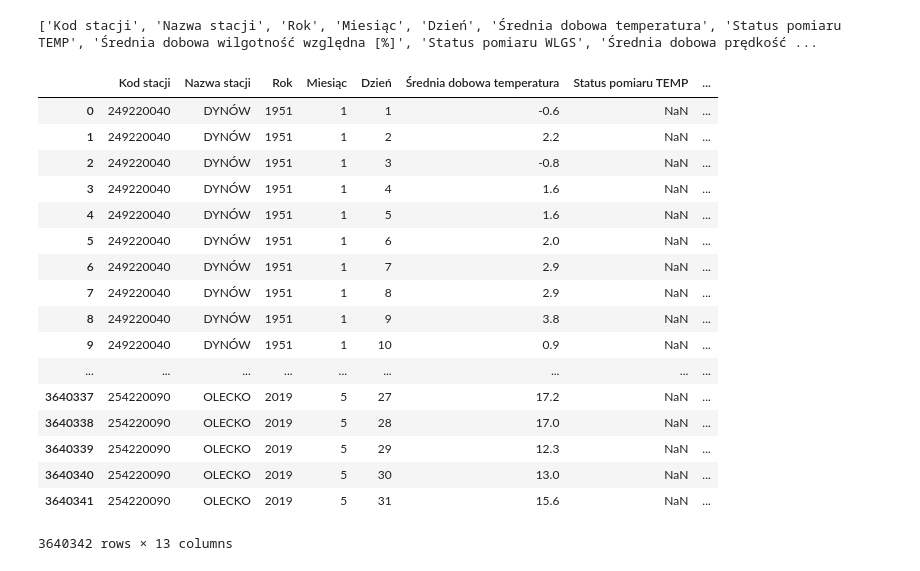
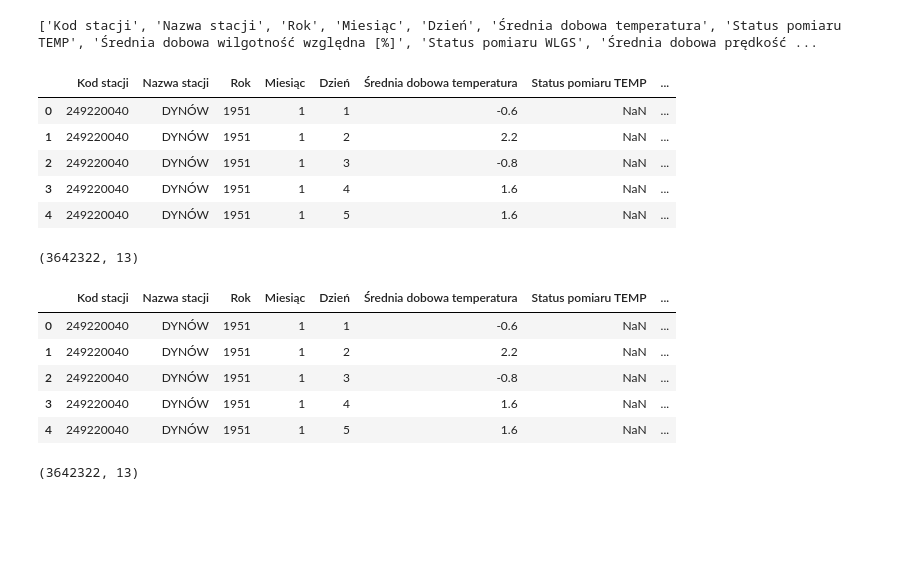
Before and after one commit to NeverTooLateToAutomate/Python, a Jupyter notebook: IMGW/02 IMGW webscraping — kopia.ipynb, the cells around one changed output. Saved outputs shown, nothing was run; the diff lists cells and outputs as text; code cells hidden in the pictures; blank space fills up the shorter version.

```diff
--- a/IMGW/02 IMGW webscraping — kopia.ipynb
+++ b/IMGW/02 IMGW webscraping — kopia.ipynb
@@ -215,7 +215,9 @@ print(yr_list)
 # %%
 import pandas as pd
 
-df = pd.read_fwf('https://dane.imgw.pl/data/dane_pomiarowo_obserwacyjne/dane_meteorologiczne/dobowe/klimat/k_d_t_format.txt', header=None)
+file_name = r'https://dane.imgw.pl/data/dane_pomiarowo_obserwacyjne/dane_meteorologiczne/dobowe/klimat/k_d_t_format.txt'
+
+df = pd.read_fwf(file_name, header=None, encoding='windows-1250')
 head_list = df[0].values.tolist()
 
 del head_list[-1]
@@ -231,48 +233,40 @@ from zipfile import ZipFile
 from io import BytesIO
 from urllib.request import urlopen
 
-temp_df = pd.DataFrame()
+df = pd.DataFrame()
 
 mth_list = ['01','02','03','04','05','06','07','08','09','10','11','12']
 
 for obs_year in yr_list:
     if len(obs_year) > 4:
         temp_list = obs_year.split('_')
         min_temp_list = int(min(temp_list))
         max_temp_list = int(max(temp_list)) + 1
         for det_year in range(min_temp_list, max_temp_list):
             url = urlopen('https://dane.imgw.pl/data/dane_pomiarowo_obserwacyjne/dane_meteorologiczne/dobowe/klimat/' + obs_year + '/' + str(det_year) + '_k.zip')
             file = ZipFile(BytesIO(url.read()))
             climate_csv = file.open('k_d_t_' + str(det_year) + '.csv')
-            temp_yr_df = pd.read_csv(climate_csv, header=None, encoding ='windows-1250', names=head_list)
-            temp_df = pd.concat([temp_df, temp_yr_df], ignore_index=True)
+            temp_yr_df = pd.read_csv(climate_csv, header=None, encoding='windows-1250', names=head_list)
+            df = pd.concat([df, temp_yr_df], ignore_index=True)
     else:
         try:
             for obs_month in mth_list:
                 url = urlopen('https://dane.imgw.pl/data/dane_pomiarowo_obserwacyjne/dane_meteorologiczne/dobowe/klimat/' + obs_year + '/' + obs_year + '_' + obs_month + '_k.zip')
                 file = ZipFile(BytesIO(url.read()))
                 climate_csv = file.open('k_d_t_' + obs_month + '_' + obs_year + '.csv')
-                temp_yr_df = pd.read_csv(climate_csv, header=None, encoding ='windows-1250', names=head_list)
-                temp_df = pd.concat([temp_df, temp_yr_df], ignore_index=True)
+                temp_yr_df = pd.read_csv(climate_csv, header=None, encoding='windows-1250', names=head_list)
+                df = pd.concat([df, temp_yr_df], ignore_index=True)
         except:
             break
-temp_df
+df.head()
 # %% [output]
 |  | Kod stacji | Nazwa stacji | Rok | Miesiąc | Dzień | Średnia dobowa temperatura | Status pomiaru TEMP | ... |
 | 0 | 249220040 | DYNÓW | 1951 | 1 | 1 | -0.6 | NaN | ... |
 | 1 | 249220040 | DYNÓW | 1951 | 1 | 2 | 2.2 | NaN | ... |
 | 2 | 249220040 | DYNÓW | 1951 | 1 | 3 | -0.8 | NaN | ... |
 | 3 | 249220040 | DYNÓW | 1951 | 1 | 4 | 1.6 | NaN | ... |
 | 4 | 249220040 | DYNÓW | 1951 | 1 | 5 | 1.6 | NaN | ... |
-| 5 | 249220040 | DYNÓW | 1951 | 1 | 6 | 2.0 | NaN | ... |
-| 6 | 249220040 | DYNÓW | 1951 | 1 | 7 | 2.9 | NaN | ... |
-| 7 | 249220040 | DYNÓW | 1951 | 1 | 8 | 2.9 | NaN | ... |
-| 8 | 249220040 | DYNÓW | 1951 | 1 | 9 | 3.8 | NaN | ... |
-| 9 | 249220040 | DYNÓW | 1951 | 1 | 10 | 0.9 | NaN | ... |
-| ... | ... | ... | ... | ... | ... | ... | ... | ... |
-| 3640337 | 254220090 | OLECKO | 2019 | 5 | 27 | 17.2 | NaN | ... |
-| 3640338 | 254220090 | OLECKO | 2019 | 5 | 28 | 17.0 | NaN | ... |
-| 3640339 | 254220090 | OLECKO | 2019 | 5 | 29 | 12.3 | NaN | ... |
-| 3640340 | 254220090 | OLECKO | 2019 | 5 | 30 | 13.0 | NaN | ... |
-| 3640341 | 254220090 | OLECKO | 2019 | 5 | 31 | 15.6 | NaN | ... |
-3640342 rows × 13 columns
+# %%
+df.shape
+# %% [output]
+(3642322, 13)
@@ -278,0 +279,15 @@ temp_df
+# %%
+file_name = r'C:\Users\PJanus\Documents\Python excercises\IMGW\imgw_temp_raw.csv.gz'
+df = pd.read_csv(file_name, sep='\t', encoding='windows-1250')
+df.head()
+# %% [output]
+|  | Kod stacji | Nazwa stacji | Rok | Miesiąc | Dzień | Średnia dobowa temperatura | Status pomiaru TEMP | ... |
+| 0 | 249220040 | DYNÓW | 1951 | 1 | 1 | -0.6 | NaN | ... |
+| 1 | 249220040 | DYNÓW | 1951 | 1 | 2 | 2.2 | NaN | ... |
+| 2 | 249220040 | DYNÓW | 1951 | 1 | 3 | -0.8 | NaN | ... |
+| 3 | 249220040 | DYNÓW | 1951 | 1 | 4 | 1.6 | NaN | ... |
+| 4 | 249220040 | DYNÓW | 1951 | 1 | 5 | 1.6 | NaN | ... |
+# %%
+df.shape
+# %% [output]
+(3642322, 13)
```
Also changed, not shown: parts of 29 cells of this notebook.
